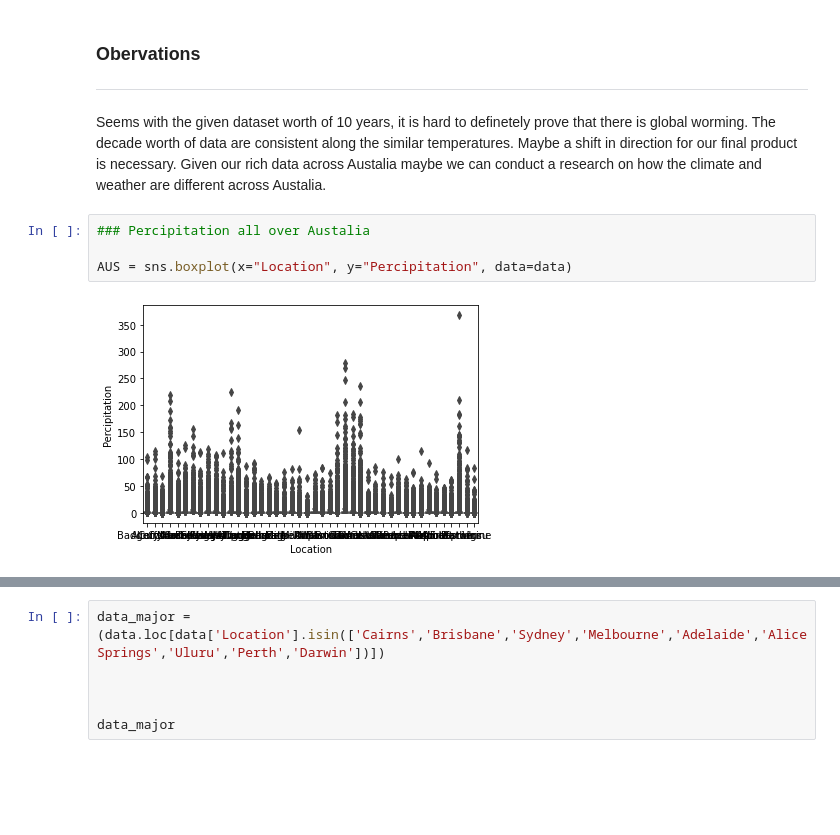
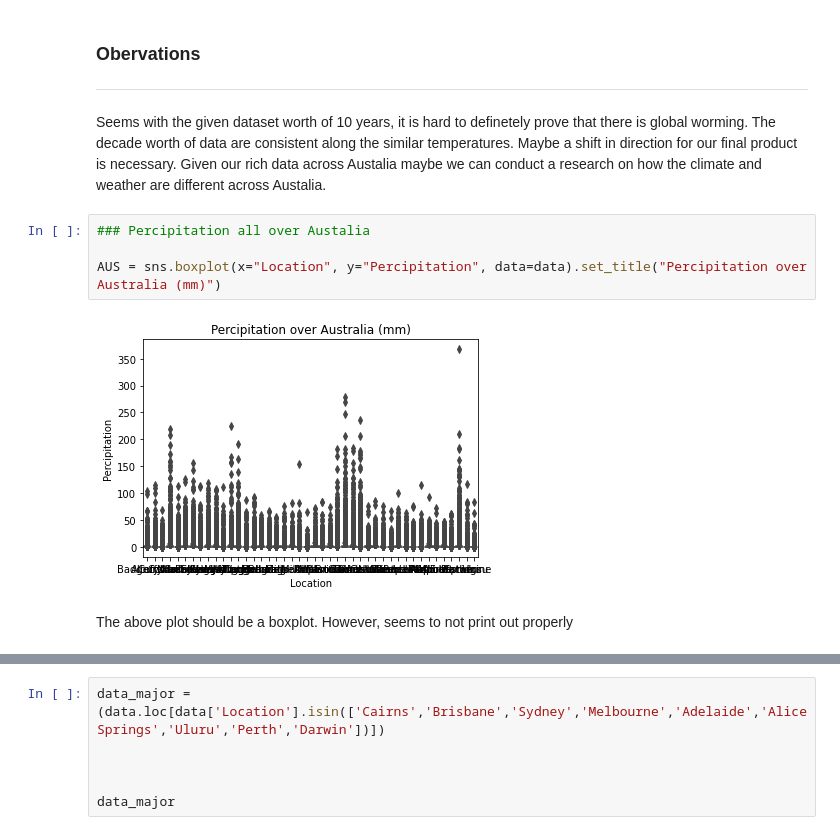
Before and after one commit to data301-2020-winter2/course-project-group_1023, a Jupyter notebook: analysis/Takumi/milestone2_task4.ipynb, the cells around one changed output, grey strips where cells are left out. Cells and saved outputs as stored; diff of their text form; blank space fills up the shorter version.

```diff
--- a/analysis/Takumi/milestone2_task4.ipynb
+++ b/analysis/Takumi/milestone2_task4.ipynb
@@ -121,9 +138,11 @@ plot_wind_count_3pm = sns.countplot(data=data,
 # %%
 ### Percipitation all over Austalia
 
-AUS = sns.boxplot(x="Location", y="Percipitation", data=data)
+AUS = sns.boxplot(x="Location", y="Percipitation", data=data).set_title("Percipitation over Australia (mm)")
 # %% [output]
-[figure, old version]
+[figure, new version]
+# %% [markdown]
+The above plot should be a boxplot. However, seems to not print out properly
 # %% [markdown]
 ## Now selecting ony major cities in Australia
 ---
```
Also changed, not shown: parts of 19 cells of this notebook, 1 other file.
